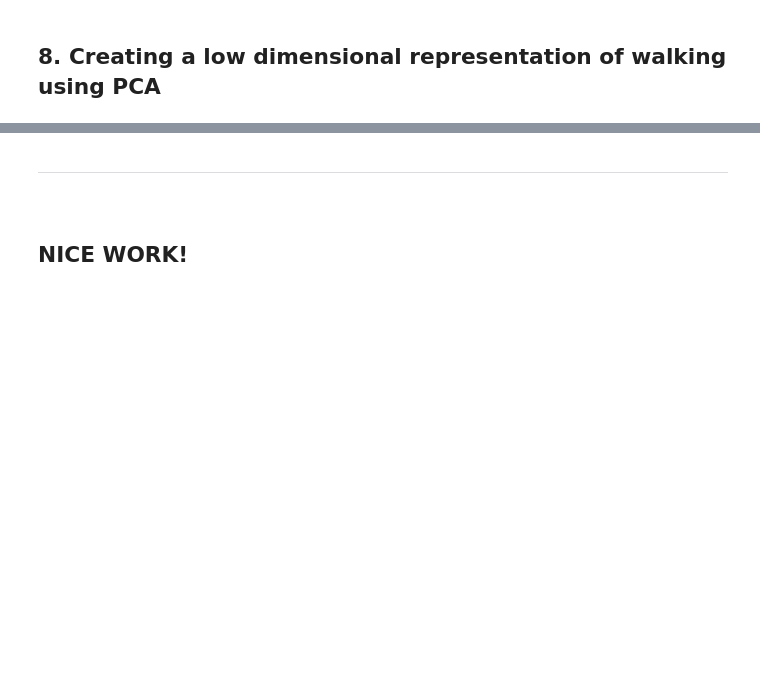
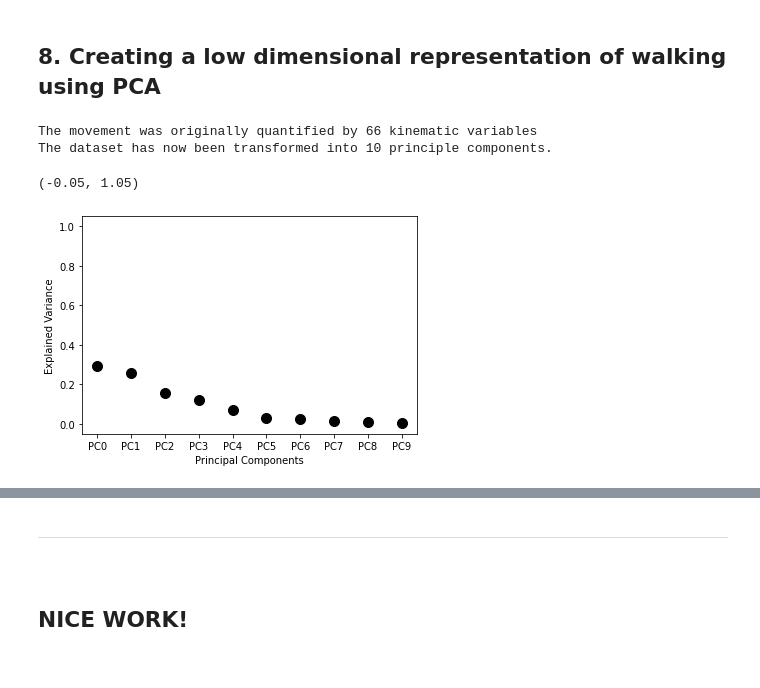
Before and after one commit to neurologic/NeurophysiologyModules, a Jupyter notebook: Kinematics_WithPCA_WBDSdataset_WithOutput.ipynb, the cells around one changed output, grey strips where cells are left out. Drawn from its saved outputs; the diff is of its cells as text; code cells hidden in the pictures; blank space fills up the shorter version.

```diff
--- a/Kinematics_WithPCA_WBDSdataset_WithOutput.ipynb
+++ b/Kinematics_WithPCA_WBDSdataset_WithOutput.ipynb
@@ -441,2 +493,37 @@ fig.update_layout(width=500, height=500)
 # %% [markdown]
 ## 8. Creating a low dimensional representation of walking using PCA
+# %%
+dataframe_norm = dataframe.drop(columns='Time')
+dataframe_norm = (dataframe_norm - dataframe_norm.mean()) / dataframe_norm.std()
+# %%
+dataframe_norm = dataframe_norm.dropna()
+# %%
+n_dim = 10
+n_components=np.min([n_dim,dataframe_norm.shape[1]]) # if try to take more components than have channels, use amount of channels
+print('The movement was originally quantified by ' + str(len(dataframe_norm.columns)) + ' kinematic variables')
+pca = PCA(n_components=n_components)
+pca.fit(dataframe_norm)
+df_pca = pd.DataFrame(pca.transform(dataframe_norm), columns=['PC%i' % i for i in range(n_components)], index=dataframe_norm.index)
+print('The dataset has now been transformed into ' + str(n_components) + ' principle components.')
+
+# No need to edit this code cell
+################################
+hfig,ax = plt.subplots(1)
+ax.scatter(df_pca.columns,pca.explained_variance_ratio_,color='black',s=100)
+ax.set_ylabel('Explained Variance')
+ax.set_xlabel('Principal Components')
+ax.set_ylim(-0.05,1.05)
+
+fig = go.Figure()
+fig.add_trace(go.Scatter(x = df_pca.columns, y = pca.explained_variance_ratio_,
+                         name='right',mode='markers'))
+
+fig.add_trace(go.Scatter(x = grf_norm['Time'], y = np.degrees(phi),
+                         name='left',mode='markers'))
+fig.update_layout(xaxis_title="percent gait cycle", yaxis_title='degrees',
+                  width=800, height=400)
+# %% [output]
+The movement was originally quantified by 66 kinematic variables
+The dataset has now been transformed into 10 principle components.
+(-0.05, 1.05)
+[figure, added]
```
Also changed, not shown: parts of 16 cells of this notebook.
